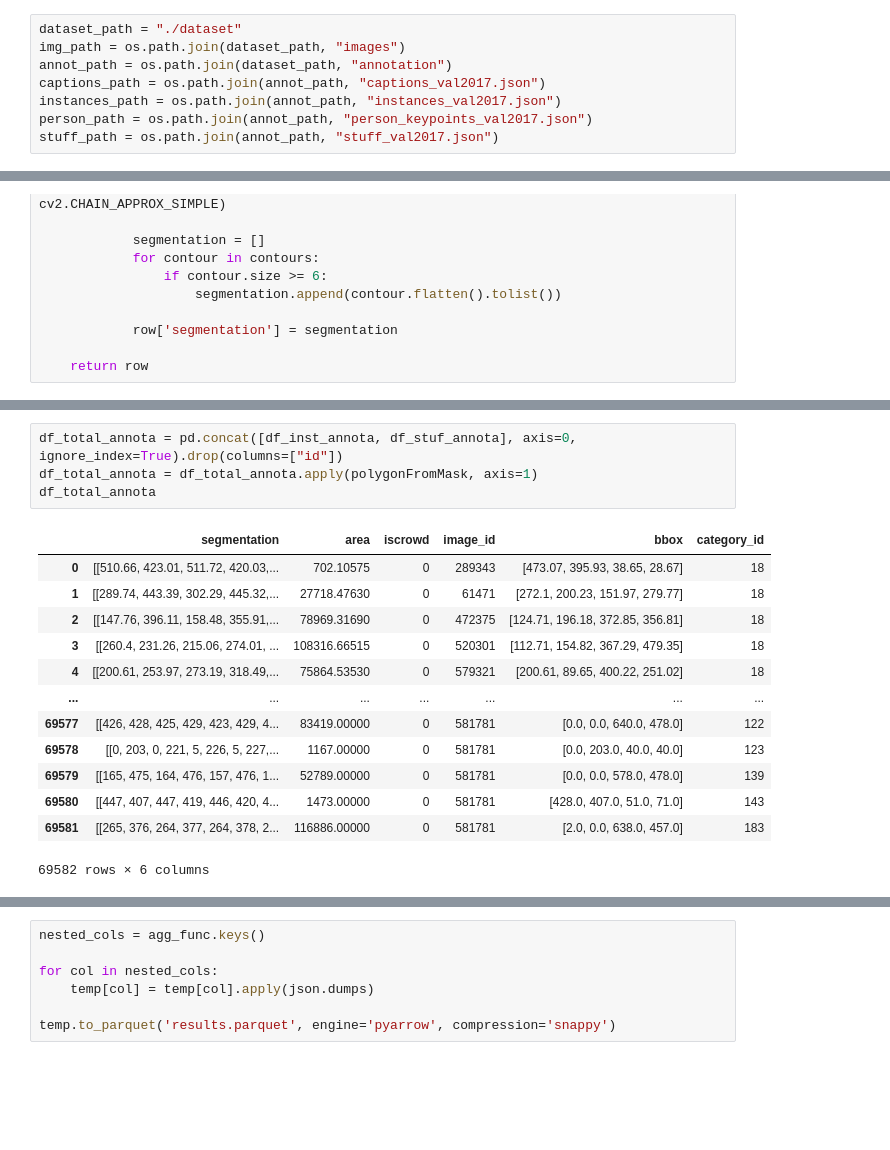
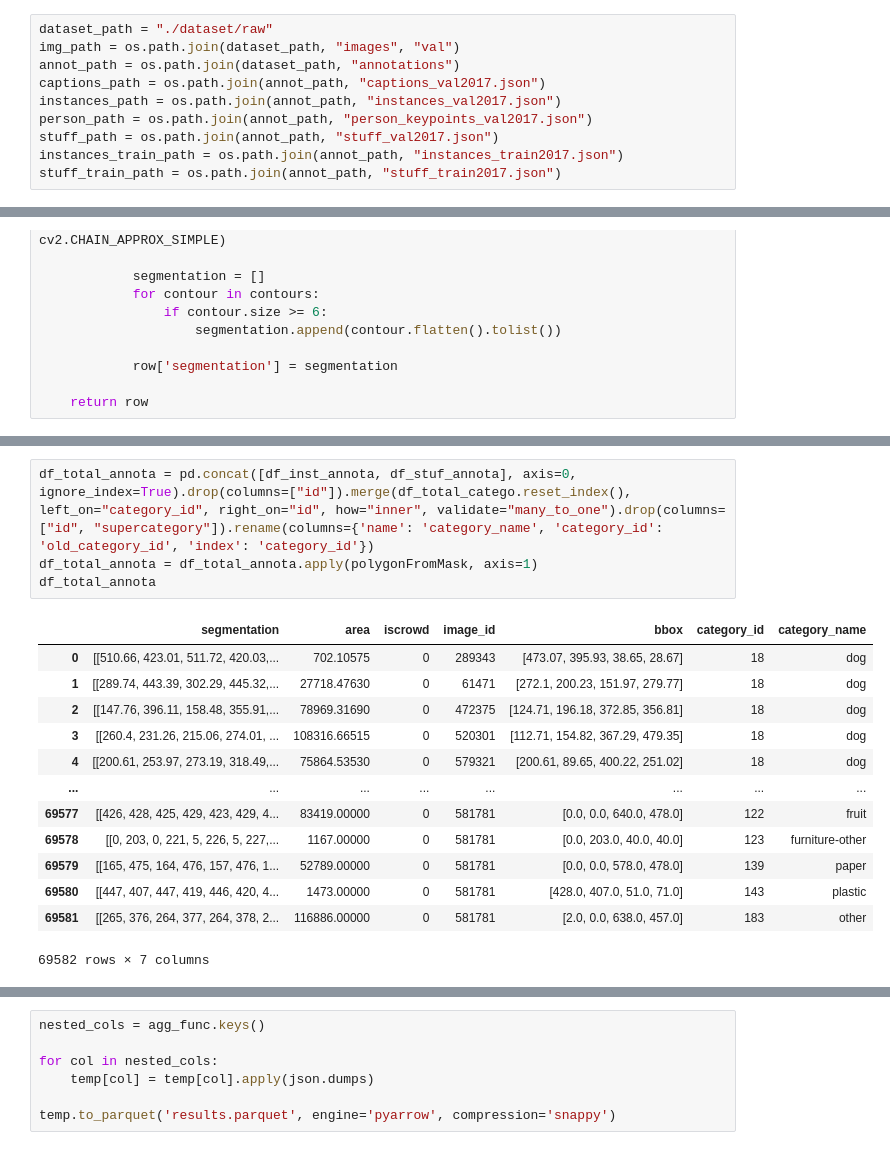
Before and after one commit to DarylFernandes99/custom-yolo-implmentation, a Jupyter notebook: test.ipynb, the cells around one changed output, grey strips where cells are left out. Cells and saved outputs as stored; diff of their text form; blank space fills up the shorter version.

```diff
--- a/test.ipynb
+++ b/test.ipynb
@@ -8,11 +8,13 @@ import numpy as np
 import matplotlib.pyplot as plt
 from pycocotools import mask as maskUtils
 # %%
-dataset_path = "./dataset"
-img_path = os.path.join(dataset_path, "images")
-annot_path = os.path.join(dataset_path, "annotation")
+dataset_path = "./dataset/raw"
+img_path = os.path.join(dataset_path, "images", "val")
+annot_path = os.path.join(dataset_path, "annotations")
 captions_path = os.path.join(annot_path, "captions_val2017.json")
 instances_path = os.path.join(annot_path, "instances_val2017.json")
 person_path = os.path.join(annot_path, "person_keypoints_val2017.json")
 stuff_path = os.path.join(annot_path, "stuff_val2017.json")
+instances_train_path = os.path.join(annot_path, "instances_train2017.json")
+stuff_train_path = os.path.join(annot_path, "stuff_train2017.json")
 # %%
@@ -280,18 +275,18 @@ Name: 0, dtype: object
 # %%
-df_total_annota = pd.concat([df_inst_annota, df_stuf_annota], axis=0, ignore_index=True).drop(columns=["id"])
+df_total_annota = pd.concat([df_inst_annota, df_stuf_annota], axis=0, ignore_index=True).drop(columns=["id"]).merge(df_total_catego.reset_index(), left_on="category_id", right_on="id", how="inner", validate="many_to_one").drop(columns=["id", "supercategory"]).rename(columns={'name': 'category_name', 'category_id': 'old_category_id', 'index': 'category_id'})
 df_total_annota = df_total_annota.apply(polygonFromMask, axis=1)
 df_total_annota
 # %% [output]
-|  | segmentation | area | iscrowd | image_id | bbox | category_id |
-| 0 | [[510.66, 423.01, 511.72, 420.03,... | 702.10575 | 0 | 289343 | [473.07, 395.93, 38.65, 28.67] | 18 |
-| 1 | [[289.74, 443.39, 302.29, 445.32,... | 27718.47630 | 0 | 61471 | [272.1, 200.23, 151.97, 279.77] | 18 |
-| 2 | [[147.76, 396.11, 158.48, 355.91,... | 78969.31690 | 0 | 472375 | [124.71, 196.18, 372.85, 356.81] | 18 |
-| 3 | [[260.4, 231.26, 215.06, 274.01, ... | 108316.66515 | 0 | 520301 | [112.71, 154.82, 367.29, 479.35] | 18 |
-| 4 | [[200.61, 253.97, 273.19, 318.49,... | 75864.53530 | 0 | 579321 | [200.61, 89.65, 400.22, 251.02] | 18 |
-| ... | ... | ... | ... | ... | ... | ... |
-| 69577 | [[426, 428, 425, 429, 423, 429, 4... | 83419.00000 | 0 | 581781 | [0.0, 0.0, 640.0, 478.0] | 122 |
-| 69578 | [[0, 203, 0, 221, 5, 226, 5, 227,... | 1167.00000 | 0 | 581781 | [0.0, 203.0, 40.0, 40.0] | 123 |
-| 69579 | [[165, 475, 164, 476, 157, 476, 1... | 52789.00000 | 0 | 581781 | [0.0, 0.0, 578.0, 478.0] | 139 |
-| 69580 | [[447, 407, 447, 419, 446, 420, 4... | 1473.00000 | 0 | 581781 | [428.0, 407.0, 51.0, 71.0] | 143 |
-| 69581 | [[265, 376, 264, 377, 264, 378, 2... | 116886.00000 | 0 | 581781 | [2.0, 0.0, 638.0, 457.0] | 183 |
+|  | segmentation | area | iscrowd | image_id | bbox | category_id | category_name |
+| 0 | [[510.66, 423.01, 511.72, 420.03,... | 702.10575 | 0 | 289343 | [473.07, 395.93, 38.65, 28.67] | 18 | dog |
+| 1 | [[289.74, 443.39, 302.29, 445.32,... | 27718.47630 | 0 | 61471 | [272.1, 200.23, 151.97, 279.77] | 18 | dog |
+| 2 | [[147.76, 396.11, 158.48, 355.91,... | 78969.31690 | 0 | 472375 | [124.71, 196.18, 372.85, 356.81] | 18 | dog |
+| 3 | [[260.4, 231.26, 215.06, 274.01, ... | 108316.66515 | 0 | 520301 | [112.71, 154.82, 367.29, 479.35] | 18 | dog |
+| 4 | [[200.61, 253.97, 273.19, 318.49,... | 75864.53530 | 0 | 579321 | [200.61, 89.65, 400.22, 251.02] | 18 | dog |
+| ... | ... | ... | ... | ... | ... | ... | ... |
+| 69577 | [[426, 428, 425, 429, 423, 429, 4... | 83419.00000 | 0 | 581781 | [0.0, 0.0, 640.0, 478.0] | 122 | fruit |
+| 69578 | [[0, 203, 0, 221, 5, 226, 5, 227,... | 1167.00000 | 0 | 581781 | [0.0, 203.0, 40.0, 40.0] | 123 | furniture-other |
+| 69579 | [[165, 475, 164, 476, 157, 476, 1... | 52789.00000 | 0 | 581781 | [0.0, 0.0, 578.0, 478.0] | 139 | paper |
+| 69580 | [[447, 407, 447, 419, 446, 420, 4... | 1473.00000 | 0 | 581781 | [428.0, 407.0, 51.0, 71.0] | 143 | plastic |
+| 69581 | [[265, 376, 264, 377, 264, 378, 2... | 116886.00000 | 0 | 581781 | [2.0, 0.0, 638.0, 457.0] | 183 | other |
-69582 rows × 6 columns
+69582 rows × 7 columns
```
Also changed, not shown: parts of 34 cells of this notebook, 1 other file.
